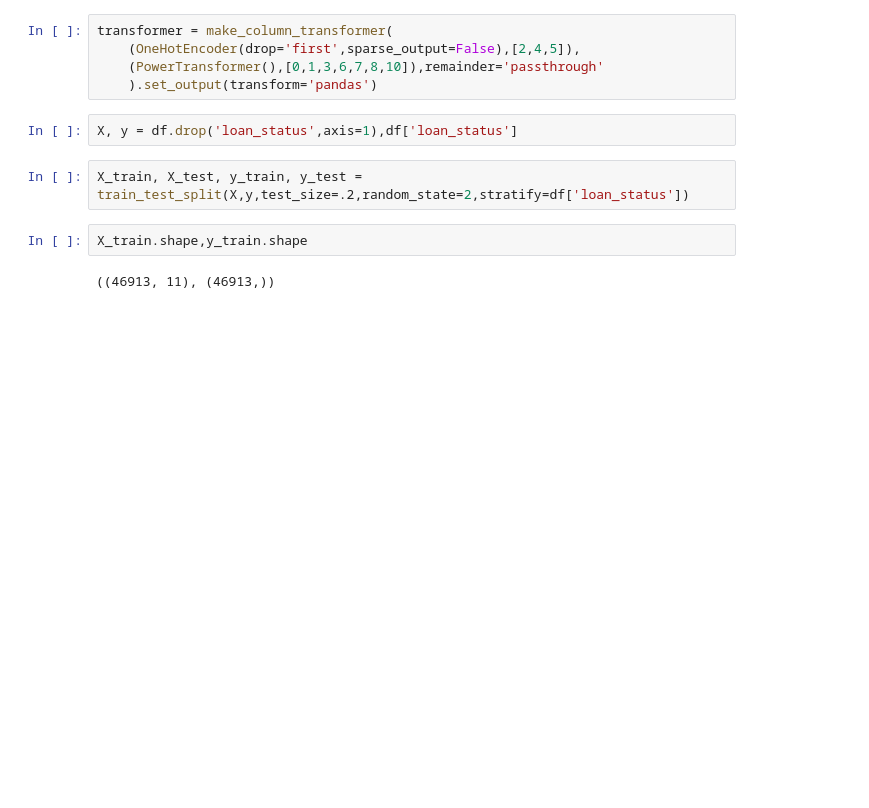
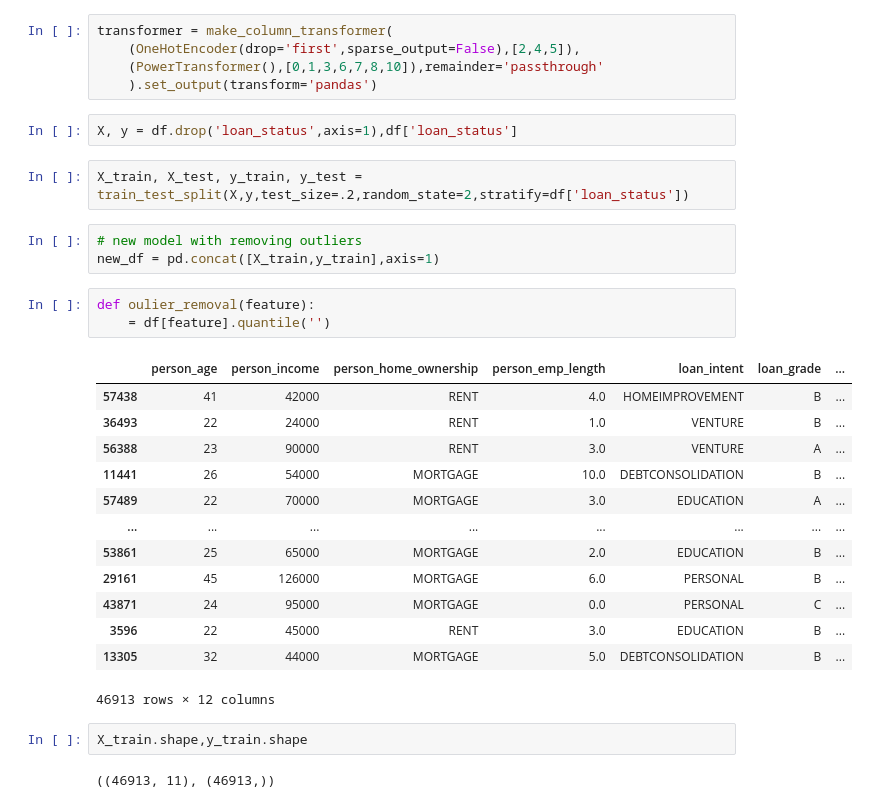
Before and after one commit to abdulvajid1/Loan-Approval-Prediction-, a Jupyter notebook: Loan Approval Prediction.ipynb, the cells around one changed output. Saved outputs shown, nothing was run; the diff lists cells and outputs as text; blank space fills up the shorter version.

Commit message:
Model trained

```diff
--- a/Loan Approval Prediction.ipynb
+++ b/Loan Approval Prediction.ipynb
@@ -277,6 +277,26 @@ transformer = make_column_transformer(
 X, y = df.drop('loan_status',axis=1),df['loan_status']
 # %%
 X_train, X_test, y_train, y_test = train_test_split(X,y,test_size=.2,random_state=2,stratify=df['loan_status'])
+# %%
+# new model with removing outliers
+new_df = pd.concat([X_train,y_train],axis=1)
+# %%
+def oulier_removal(feature):
+    = df[feature].quantile('')
+# %% [output]
+|  | person_age | person_income | person_home_ownership | person_emp_length | loan_intent | loan_grade | ... |
+| 57438 | 41 | 42000 | RENT | 4.0 | HOMEIMPROVEMENT | B | ... |
+| 36493 | 22 | 24000 | RENT | 1.0 | VENTURE | B | ... |
+| 56388 | 23 | 90000 | RENT | 3.0 | VENTURE | A | ... |
+| 11441 | 26 | 54000 | MORTGAGE | 10.0 | DEBTCONSOLIDATION | B | ... |
+| 57489 | 22 | 70000 | MORTGAGE | 3.0 | EDUCATION | A | ... |
+| ... | ... | ... | ... | ... | ... | ... | ... |
+| 53861 | 25 | 65000 | MORTGAGE | 2.0 | EDUCATION | B | ... |
+| 29161 | 45 | 126000 | MORTGAGE | 6.0 | PERSONAL | B | ... |
+| 43871 | 24 | 95000 | MORTGAGE | 0.0 | PERSONAL | C | ... |
+| 3596 | 22 | 45000 | RENT | 3.0 | EDUCATION | B | ... |
+| 13305 | 32 | 44000 | MORTGAGE | 5.0 | DEBTCONSOLIDATION | B | ... |
+46913 rows × 12 columns
 # %%
 X_train.shape,y_train.shape
 # %% [output]
```
Also changed, not shown: parts of 6 cells of this notebook.
